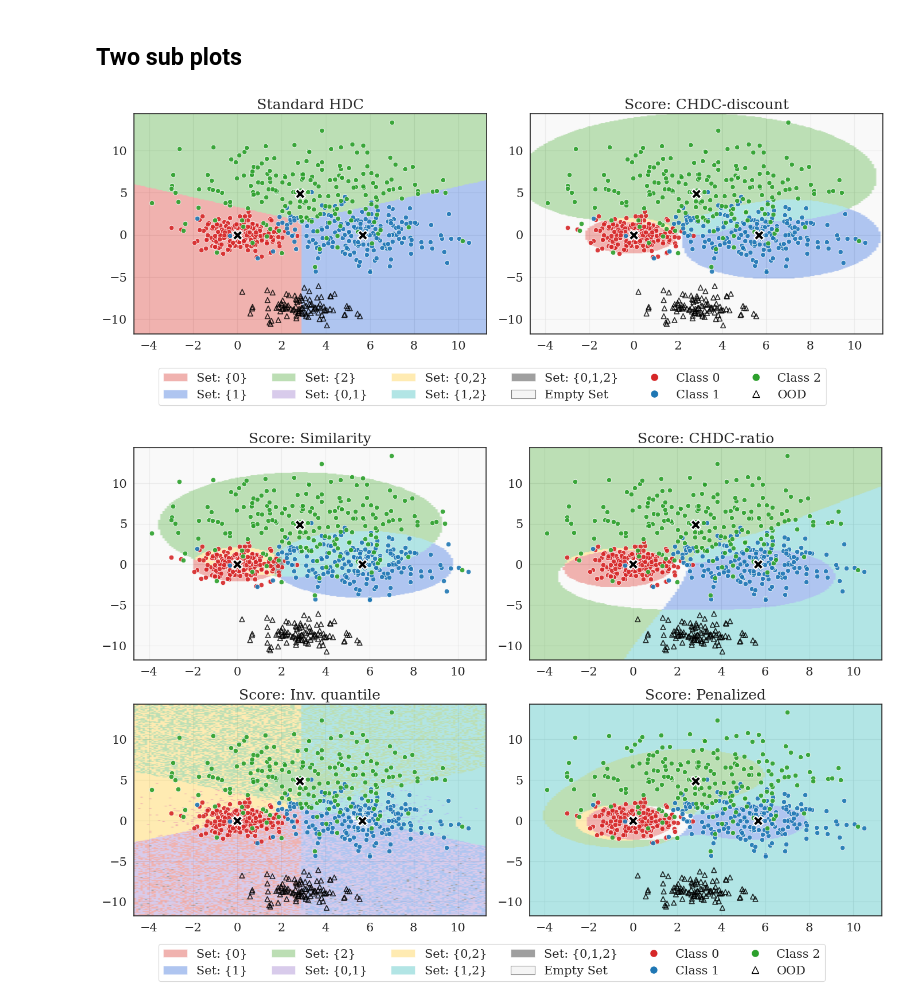
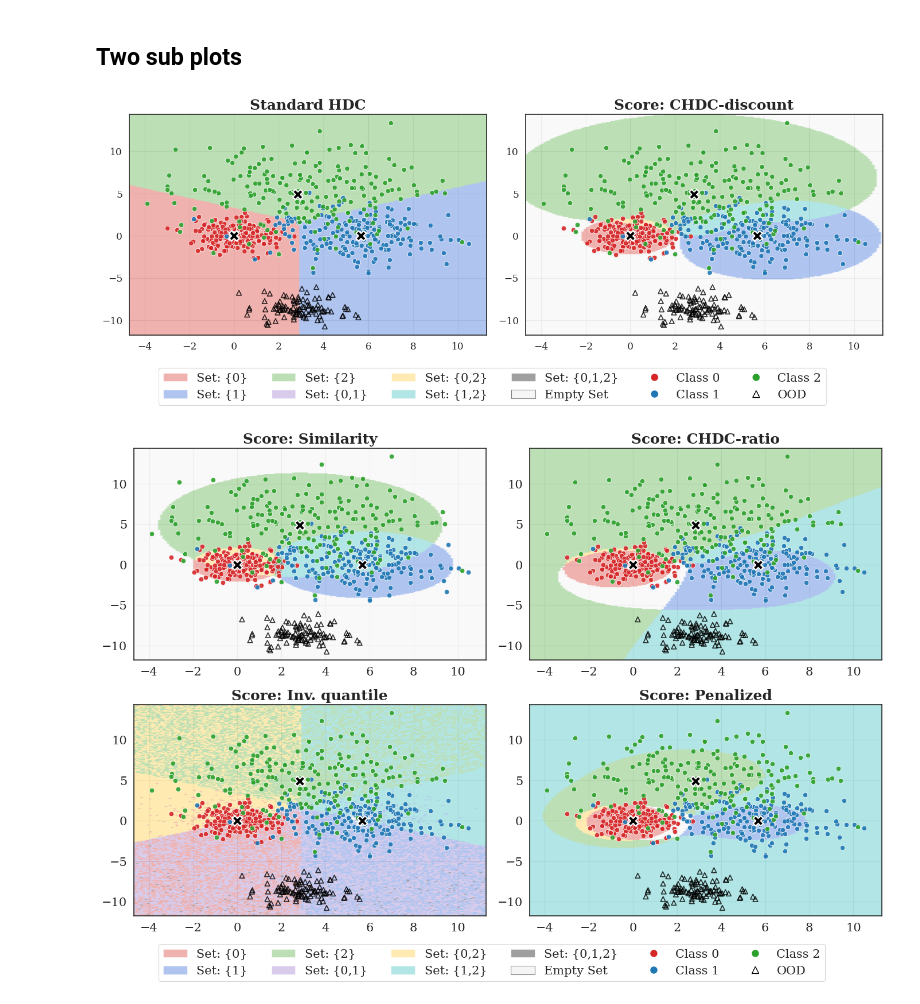
Before and after one commit to ZiyiLiang/conformalHDC, a Jupyter notebook: notebook/paper_illustrative_plot.ipynb, the cells around one changed output. Drawn from its saved outputs; the diff is of its cells as text; code cells hidden in the pictures.

```diff
--- a/notebook/paper_illustrative_plot.ipynb
+++ b/notebook/paper_illustrative_plot.ipynb
@@ -326,36 +275,36 @@ preds_vanilla = np.argmin(dists, axis=1)
 region_img_v = np.zeros((xx.shape[0], xx.shape[1], 3))
 for i, pred in enumerate(preds_vanilla):
     r, c = divmod(i, xx.shape[1])
     region_img_v[r, c] = get_region_color({pred})
 
 ax1[0].imshow(region_img_v, extent=(x_min, x_max, y_min, y_max),
                origin='lower', alpha=filling_alpha, aspect='auto', zorder=1)
 plot_data_contrast(ax1[0])
-ax1[0].set_title("Standard HDC", fontsize=18)
+ax1[0].set_title("Standard HDC", fontsize=18, fontweight='bold')
 
 # --- Plot 1.2: CHDC - Discount ---
 score_type = "discount"
 score_name = "CHDC-discount"
 
 chdc.compute_calib_scores(X_cal, y_cal, score_type=score_type)
 psets = chdc.set_valued_CP(grid_points, ALPHA, marginal=MARGINAL)
 
 region_img = np.zeros((xx.shape[0], xx.shape[1], 3))
 for i, pset in enumerate(psets):
     r, c = divmod(i, xx.shape[1])
     region_img[r, c] = get_region_color(pset)
 
 ax1[1].imshow(region_img, extent=(x_min, x_max, y_min, y_max),
               origin='lower', alpha=filling_alpha, aspect='auto', zorder=1)
 plot_data_contrast(ax1[1])
-ax1[1].set_title(f"Score: {score_name}", fontsize=18)
+ax1[1].set_title(f"Score: {score_name}", fontsize=18, fontweight='bold')
 
 plt.tight_layout(rect=[0, 0.15, 1, 0.95]) # Reserve bottom for legend
 add_common_legend(fig1)
 plt.savefig("../results/plots/decision_boundary_part1_standard_discount.pdf", bbox_inches='tight')
 plt.show()
 # %% [output]
-[figure, old version]
+[figure, new version]
 # %%
 # ==========================================
 # FIGURE 2: Sim, Ratio, Inv Quantile, Penalized
@@ -381,11 +330,11 @@ for idx, stype in enumerate(subset_types):
                   origin='lower', alpha=filling_alpha, aspect='auto', zorder=1)
 
     plot_data_contrast(curr_ax)
-    curr_ax.set_title(f"Score: {subset_names[idx]}", fontsize=18)
+    curr_ax.set_title(f"Score: {subset_names[idx]}", fontsize=18, fontweight='bold')
 
 plt.tight_layout(rect=[0, 0.08, 1, 0.95]) # Reserve bottom for legend
 add_common_legend(fig2)
 plt.savefig("../results/plots/decision_boundary_part2_variants.pdf", bbox_inches='tight')
 plt.show()
 # %% [output]
-[figure, old version]
+[figure, new version]
```
Also changed, not shown: parts of 6 cells of this notebook, 3 other files.
